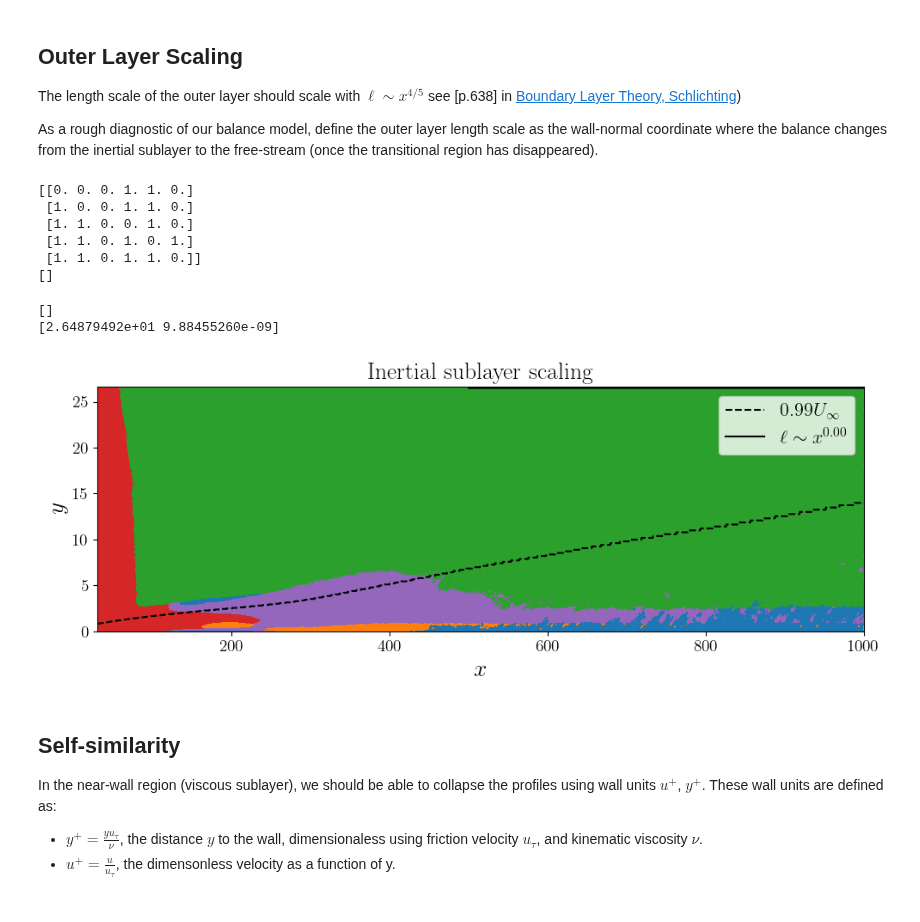
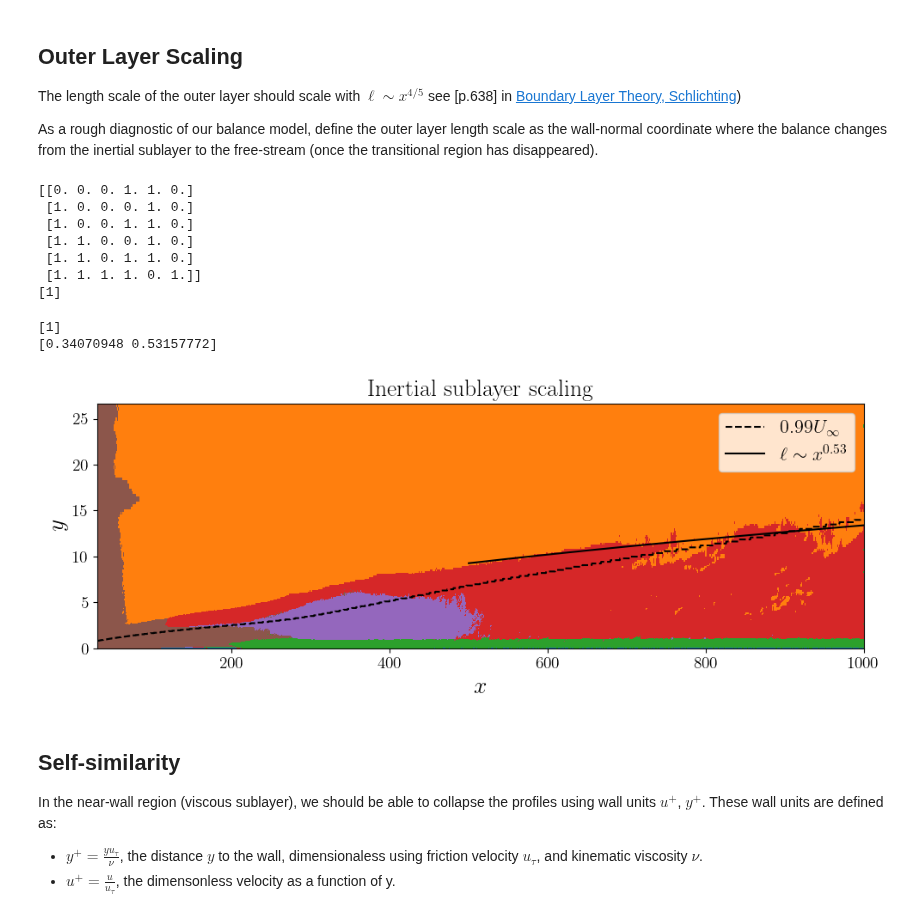
Before and after one commit to tbreitburd/Learning-Dominant-Physical-Processes-using-Unsupervised-Learning-Techniques-, a Jupyter notebook: Notebooks/Boundary_Layer.ipynb, the cells around one changed output. Saved outputs shown, nothing was run; the diff lists cells and outputs as text; code cells hidden in the pictures.

```diff
--- a/Notebooks/Boundary_Layer.ipynb
+++ b/Notebooks/Boundary_Layer.ipynb
@@ -408,5 +433,7 @@ else:
     nmodels = balance_models.shape[0]
 
     # Plot a grid of the active terms
-    pf.plot_active_terms(balance_models, labels)
+    pf.plot_balance_models(
+        balance_models, labels, False, "BL/custom_GMM_final_active_terms.png"
+    )
 # %% [output]
@@ -454,11 +483,12 @@ print(np.array(balance_models))
 print(np.where(np.all(balance_models == [1.0, 0.0, 0.0, 0.0, 1.0, 0.0], axis=1))[0])
 # %% [output]
 [[0. 0. 0. 1. 1. 0.]
+ [1. 0. 0. 0. 1. 0.]
  [1. 0. 0. 1. 1. 0.]
  [1. 1. 0. 0. 1. 0.]
- [1. 1. 0. 1. 0. 1.]
- [1. 1. 0. 1. 1. 0.]]
-[]
+ [1. 1. 0. 1. 1. 0.]
+ [1. 1. 1. 1. 0. 1.]]
+[1]
 # %%
 method = "original"
 
@@ -466,7 +496,7 @@ method = "original"
 u_map = np.reshape(u_bar, (ny, nx), order="F")
 
 # Find which cluster is the inertial sublayer.
-inert_sub_idx = np.where(np.all(balance_models == [1, 0, 0, 0, 1, 0], axis=1))[0] + 1
+inert_sub_idx = np.where(np.all(balance_models == [1, 0, 0, 0, 1, 0], axis=1))[0]
 print(inert_sub_idx)
 
 # Define some variables
@@ -477,37 +507,47 @@ x_idx = np.nonzero(x > x_min)[0]
 x_layer = x[x_idx]
 
 # First, find the upper extent of the inertial sublayer
 y_gmm = np.zeros(len(x_idx))
 # Loop through wall-normal direction until the balance changes
 for i in range(len(x_idx)):
     j = len(y) - 1
     while balancemap[j, x_idx[i]] == inert_sub_idx:
         j -= 1
     y_gmm[i] = y[j]  # Store upper value of inertial balance
 
 # Next, find the 99% of free stream velocity line
 delta = np.zeros(len(x))
 # Loop until velocity falls past 99% freestream
 for i in range(len(x)):
     j = 0
     while u_map[j, i] < 0.99:
         j += 1
     delta[i] = y[j - 1]
 
 # Fit inertial balance to power law
 power_law = lambda x, a, b: a * x**b
 
 x_to_fit = x_layer > x_turb  # End of transitional region
 p_gmm, cov = curve_fit(power_law, x_layer[x_to_fit], y_gmm[x_to_fit])
 gmm_fit = power_law(x_layer, *p_gmm)
 print(p_gmm)
 
 # Plot the inertial sublayer scaling
-pf.plot_sublayer_scaling(x, y, balancemap, delta, x_layer, gmm_fit, p_gmm, x_to_fit)
+pf.plot_sublayer_scaling(
+    x,
+    y,
+    balancemap,
+    delta,
+    x_layer,
+    gmm_fit,
+    p_gmm,
+    x_to_fit,
+    "BL/custom_GMM_sublayer_scaling.png",
+)
 # %% [output]
-[]
-[2.64879492e+01 9.88455260e-09]
+[1]
+[0.34070948 0.53157772]
-[figure, old version]
+[figure, new version]
 # %% [markdown]
 ## Self-similarity
 
```
Also changed, not shown: parts of 16 cells of this notebook.
